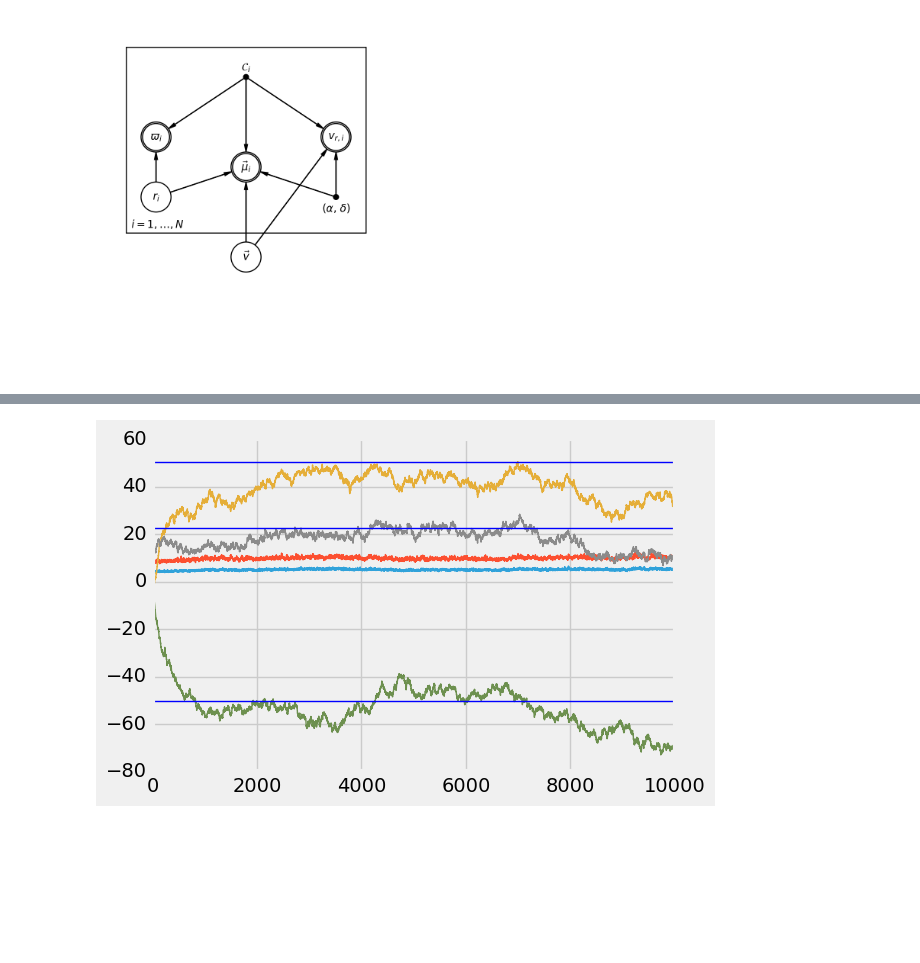
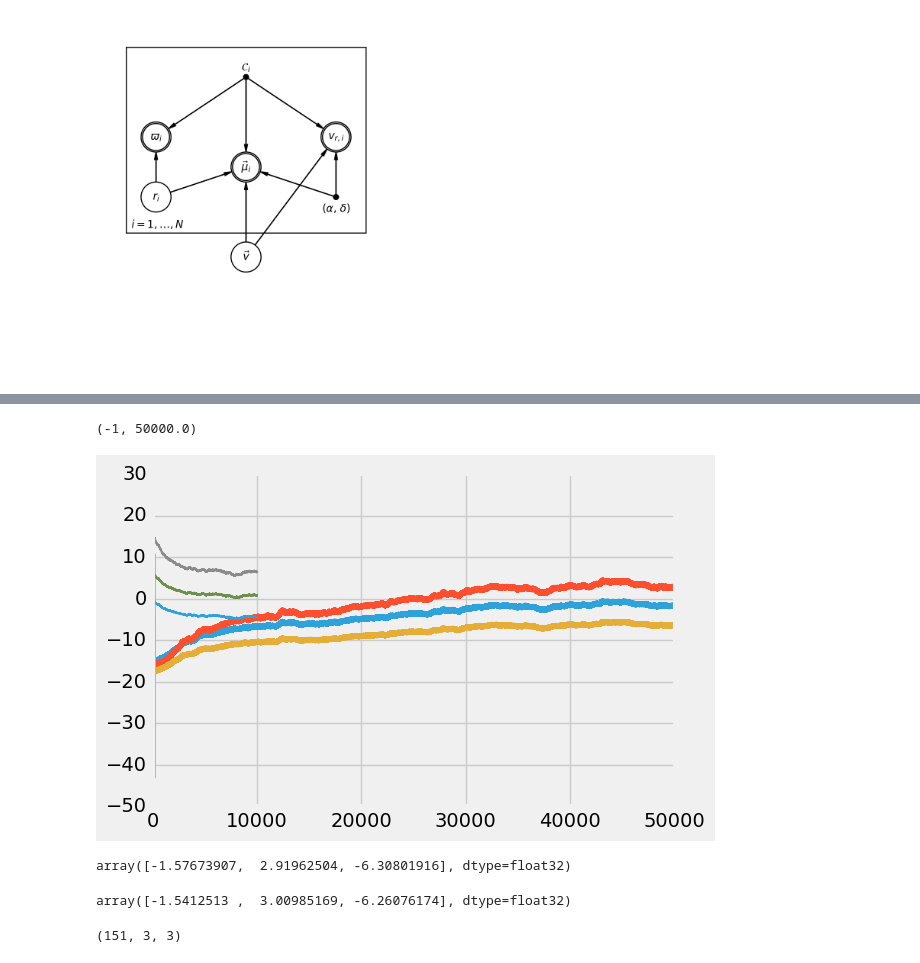
Before and after one commit to smoh/Group10, a Jupyter notebook: notebooks/Model kinematics.ipynb, the cells around one changed output, grey strips where cells are left out. Cells and saved outputs as stored; diff of their text form; code cells hidden in the pictures; blank space fills up the shorter version.

Commit message:
working on kinematic modeling

```diff
--- a/notebooks/Model kinematics.ipynb
+++ b/notebooks/Model kinematics.ipynb
@@ -82,14 +152,22 @@ x = ed.models.MultivariateNormalFull(mu=xmu, sigma=cov)
 # %%
 # MC sampling
 n_sample = 10000
-qr = ed.models.Empirical(tf.Variable([list([5.,10.])]*n_sample))
-qv = ed.models.Empirical(tf.Variable([list([0.,0.,0.])]*n_sample))
+# ii = [10,15,17, 30, 65,66,43,55,56]
+qr = ed.models.Empirical(tf.Variable(np.repeat((1./x_data[ii,0]*1e3)[None,:], n_sample, 0), dtype=tf.float32))
 
-data = {x: x_obs,
-        cov: fakecov**2,
-        M: M_data}
+# vi = np.concatenate((np.repeat((x_data[ii,1:]/x_data[ii,0][:,None]*4.74).mean(axis=0)[None, :], n_sample, axis=0),
+#                      np.random.normal(scale=30, size=n_sample)[:,None]), axis=1)
+# vi = np.einsum('jk,ij->ik', M_data[0], vi)
+# qv = ed.models.Empirical(tf.Variable(vi, dtype=tf.float32))
+vi = np.random.multivariate_normal([0.,0.,0.], np.eye(3)*30.**2, n_sample)
+print(vi[0])
+qv = ed.models.Empirical(tf.Variable(vi, dtype=tf.float32))
+
+data = {x: x_data[ii]/1e3,
+        cov: cov_data[ii]/1e6,
+        M: M_data[ii,:2,:]}
 inference = ed.HMC({r:qr, v:qv}, data)
 
 # what's the right step size?
-inference.run(step_size=.15)
+inference.run(step_size=.01)
 # %% [output]
@@ -113,0 +203,2 @@ plt.plot(qv.params.eval()[:,0], qv.params.eval()[:,2], lw=1);
+# %%
+run1 = qv.params.eval()
@@ -114,10 +209,22 @@ plt.plot(qv.params.eval()[:,0], qv.params.eval()[:,2], lw=1);
 # %%
-plt.plot(qr.params.eval()[:,0], lw=1);
-plt.plot(qr.params.eval()[:,1], lw=1);
-plt.plot(qv.params.eval()[:,0], lw=1);
-plt.plot(qv.params.eval()[:,1], lw=1);
-plt.plot(qv.params.eval()[:,2], lw=1);
-for vv in v_true:
-    plt.axhline(vv, lw=1);
+for x in run1.T:
+    plt.plot(x)
+plt.plot(qv.params.eval()[:,0], lw=1.5);
+plt.plot(qv.params.eval()[:,1], lw=1.5);
+plt.plot(qv.params.eval()[0:,2], lw=1.5);
+plt.xlim(-1)
 # %% [output]
+(-1, 50000.0)
-[figure, old version]
+[figure, new version]
+# %%
+qv.params.eval()[-1]
+# %% [output]
+array([-1.57673907,  2.91962504, -6.30801916], dtype=float32)
+# %%
+qv.params.eval()[-1]
+# %% [output]
+array([-1.5412513 ,  3.00985169, -6.26076174], dtype=float32)
+# %%
+M_data.shape
+# %% [output]
+(151, 3, 3)
```
Also changed, not shown: parts of 30 cells of this notebook, 1 other file.
